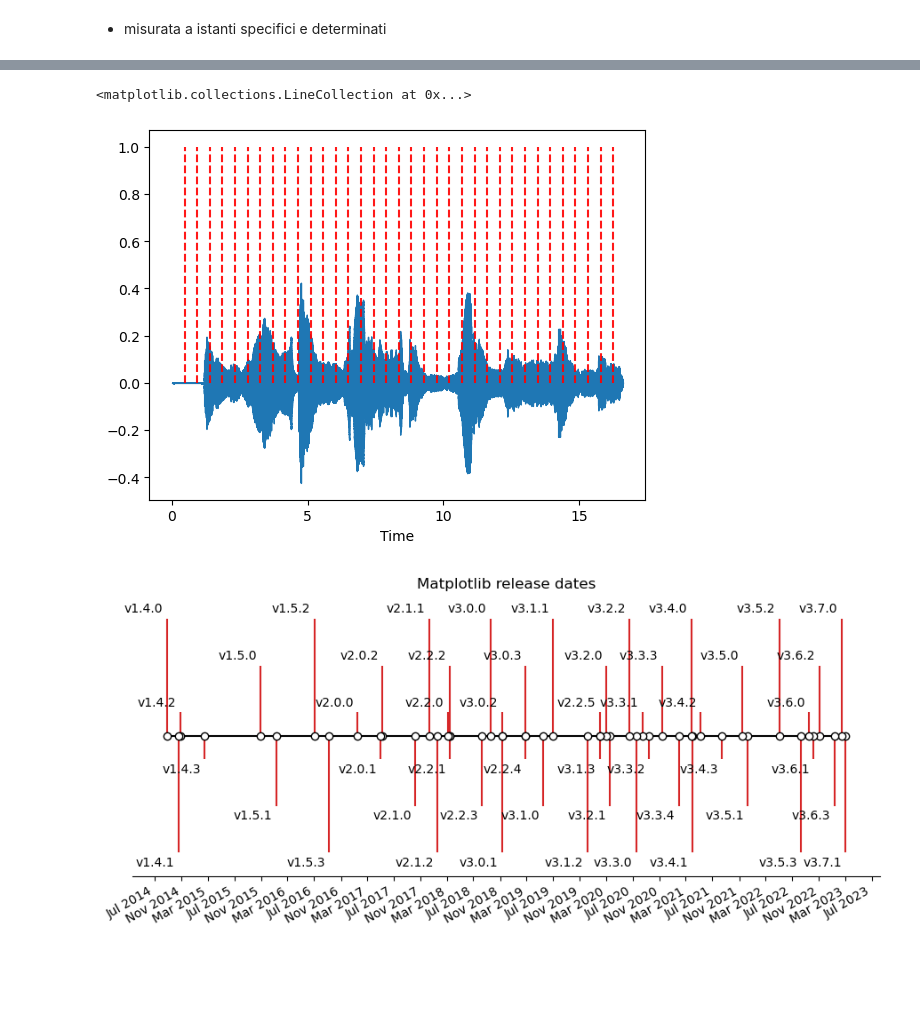
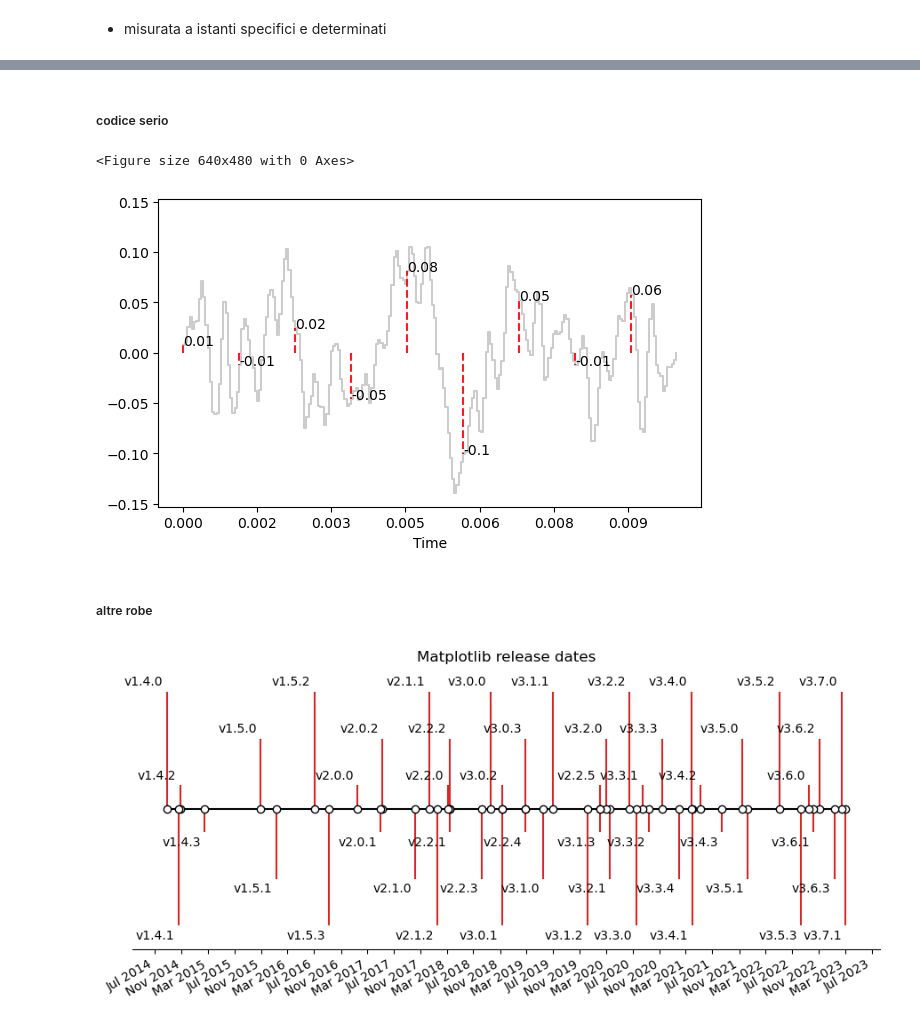
Before and after one commit to andreaagostini-teaching/cs1-dispense, a Jupyter notebook: notebooks/capitolo_1.ipynb, the cells around one changed output, grey strips where cells are left out. Cells and saved outputs as stored; diff of their text form; code cells hidden in the pictures; blank space fills up the shorter version.

Commit message:
more figures

```diff
--- a/notebooks/capitolo_1.ipynb
+++ b/notebooks/capitolo_1.ipynb
@@ -111,0 +124,10 @@ y.shape
+# %%
+def print_text(text):
+    fig, ax = plt.subplots(figsize=(6, 1), facecolor="#eefade")
+    ax.text(0.5, 0.5, text, ha='center', va='center', size=40)
+    ax.axis("off")
+    plt.show()
+
+plt.rcParams["font.family"] = "CMU Serif"
+plt.rcParams["font.serif"] = ["Roman"]
+print_text("Hello World! 04")
@@ -112,29 +141,58 @@ y.shape
+# %% [markdown]
+##### codice serio
 # %%
-y, sr = librosa.load(ciaccona)
+#csfont = {'fontname':'CMU Serif Roman'}
+# hfont = {'fontname':'Helvetica'}
+
+
+plt.clf()
+y, sr = librosa.load(ciaccona, duration= 0.01, offset= 1.4)
 
 # Plotting Ampiezza Istantanea
-fig, ax = plt.subplots(nrows=1, sharex=True)
+fig, ax = plt.subplots(nrows=1, sharex=True, figsize=(7, 4))
 #o_env = librosa.onset.onset_strength(y=y, sr=sr)
 # faccio tipo dei marker a tempi costanti senza tenere conto dei picchi
 #o_env
-librosa.display.waveshow(y, sr=sr)
-times = librosa.times_like(ciaccon_data, sr=sr)
-n = []
+librosa.display.waveshow(y, sr=sr, alpha = 0.2, ax=ax, color='black')
+times = librosa.times_like(y, sr=sr)
+
+#times indica i millisecondi
+
+# ogni 44100 samples disegna un picco
+# fa in modo che non superi il range del plot
+
+samples_array = []
 i = 0
-while i < (times.max() * 1850 / sr) :
-    i = i + 20
-    n.append(i)
 
-n = np.array(n)
+while i <  times.size:
+    samples_array.append(i)
+    i = i + 25
 
-n = n[:-1]
+
+#Array di samples
+samples_array = np.array(samples_array)
+# Converti in ms
+ms_array = samples_array / sr
+
+#ax.vlines(0.1, 0, 0.3, color='r', alpha=0.9, linestyle='--', label='Onsets')
 
 #ora però voglio avere anche la label per ogni punto con il valore
 
-ax.vlines(times[n], 0, 1, color='r', alpha=0.9, linestyle='--', label='Onsets')
+# ora per ogni elemento di n plotta marker e metti come label il picco istantaneo
+#plt.title('Ampiezza istantanea, misurata ad intervalli regolari di 100 samples con frequenza di campionamento 22050Hz')
+for idx,x in enumerate(ms_array):
+    #recupera il valore di ciaccona all'istante t che è uguale a?
+    t = y[samples_array[idx]] #sì ma samples_array a che posizione?
+    ax.vlines(x, 0, t, color='r', alpha=0.9, linestyle='--', label='Onsets')
+    ax.annotate(round(t,2), xy= (x, t))
+
+#ax.annotate("ciao", xy= (n[1],0.2))
+#plt.savefig("../figures/ampiezza_istantanea.pgf")
 # %% [output]
-<matplotlib.collections.LineCollection at 0x...>
+<Figure size 640x480 with 0 Axes>
-[figure, old version]
+[figure, new version]
+# %% [markdown]
+##### altre robe
 # %%
 import matplotlib.pyplot as plt
 import numpy as np
```
Also changed, not shown: parts of 12 cells of this notebook, 5 other files.
